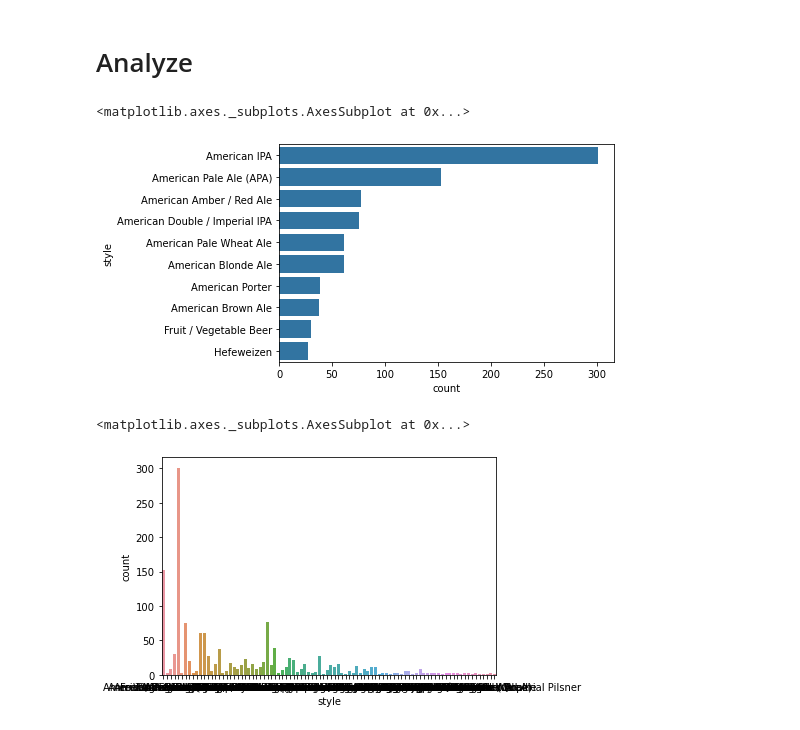
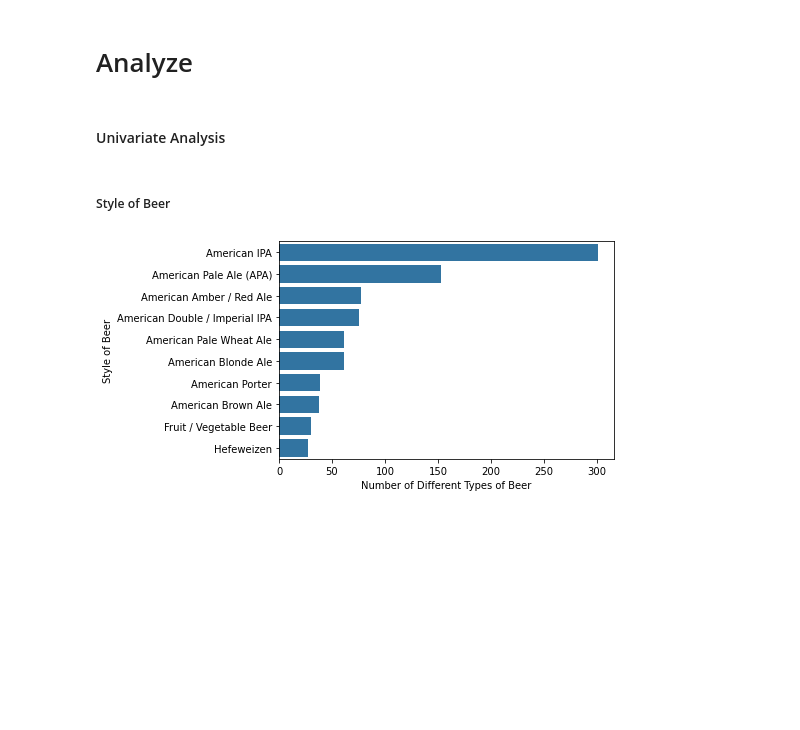
Before and after one commit to akkiannu/BeerAnalysis, a Jupyter notebook: exploration.ipynb, the cells around one changed output. Drawn from its saved outputs; the diff is of its cells as text; code cells hidden in the pictures; blank space fills up the shorter version.

Commit message:
v2.1: Added Univariate Analysis

```diff
--- a/exploration.ipynb
+++ b/exploration.ipynb
@@ -127,16 +129,23 @@ df_beer_copy[df_beer_copy['abv'].isna()]
+# %%
+df_copy = df_beer_copy.merge(df_breweries_copy, how='left', left_on='brewery_id', right_on=df_breweries_copy.index)
+# %%
+cols = ['ABV', 'IBU', 'Beer ID', 'Beer Name', 'Beer Style', 'Brewery ID', 'Serving Size (in Oz.)', 'Brewery Name', 'Brewery City', 'Brewery State']
+df_copy.columns = cols
 # %% [markdown]
 # Analyze
-# %%
-top_10_beer = df_beer_copy['style'].value_counts()[0:10].index
-df_beer_sub = df_beer_copy[df_beer_copy['style'].isin(top_10_beer)]
-
-color = sns.color_palette()[0]
-sns.countplot(data= df_beer_copy, y='style', order = top_10_beer, color=color)
-# %% [output]
-<matplotlib.axes._subplots.AxesSubplot at 0x...>
-[figure, removed]
-# %%
-sns.countplot(data= df_beer_copy, x='style')
-# %% [output]
-<matplotlib.axes._subplots.AxesSubplot at 0x...>
-[figure, removed]
+# %% [markdown]
+#### Univariate Analysis
+# %% [markdown]
+##### Style of Beer
+# %%
+#Considering the top 10 beer styles by count
+top_10_beer = df_copy['Beer Style'].value_counts()[0:10].index
+df_sub = df_copy[df_copy['Beer Style'].isin(top_10_beer)]
+
+#Plotting the top 10 beer styles in a histogram
+color = sns.color_palette()[0]
+sns.countplot(data= df_sub, y='Beer Style', order = top_10_beer, color=color)
+plt.ylabel('Style of Beer')
+plt.xlabel('Number of Different Types of Beer');
+# %% [output]
+[figure, added]
```
Also changed, not shown: parts of 6 cells of this notebook.
